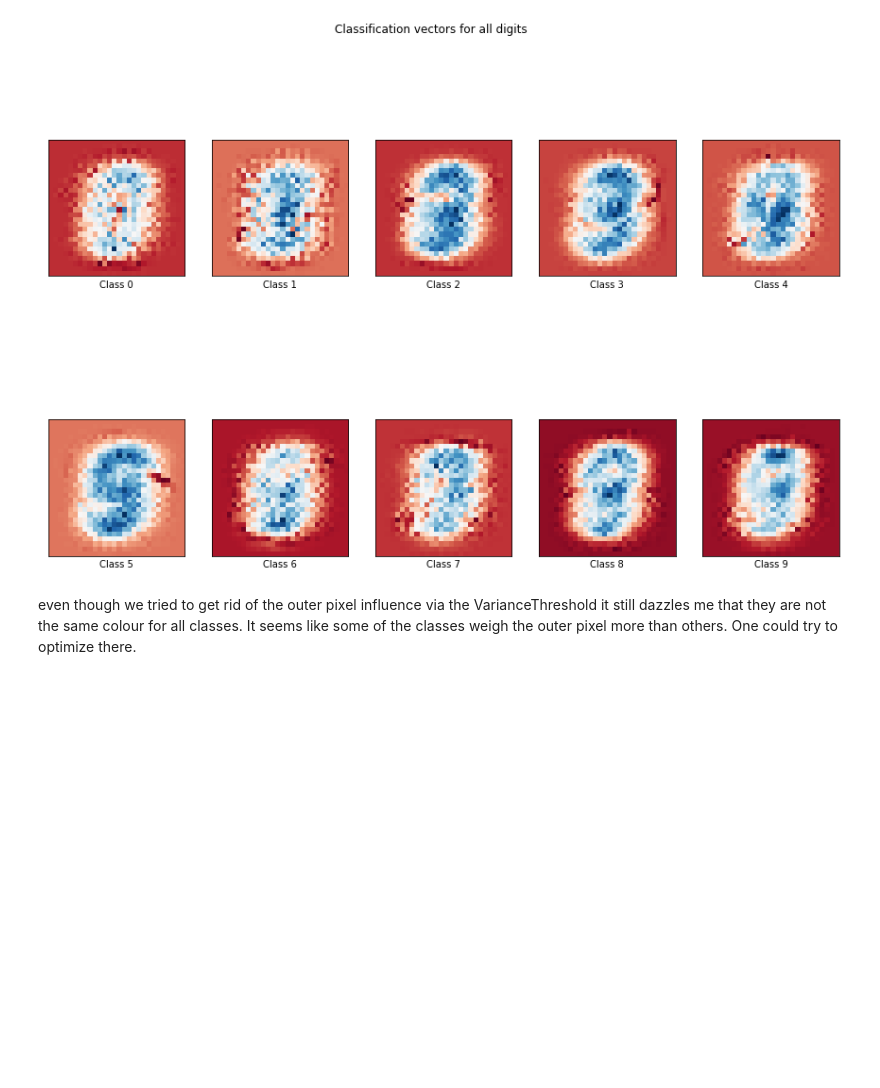
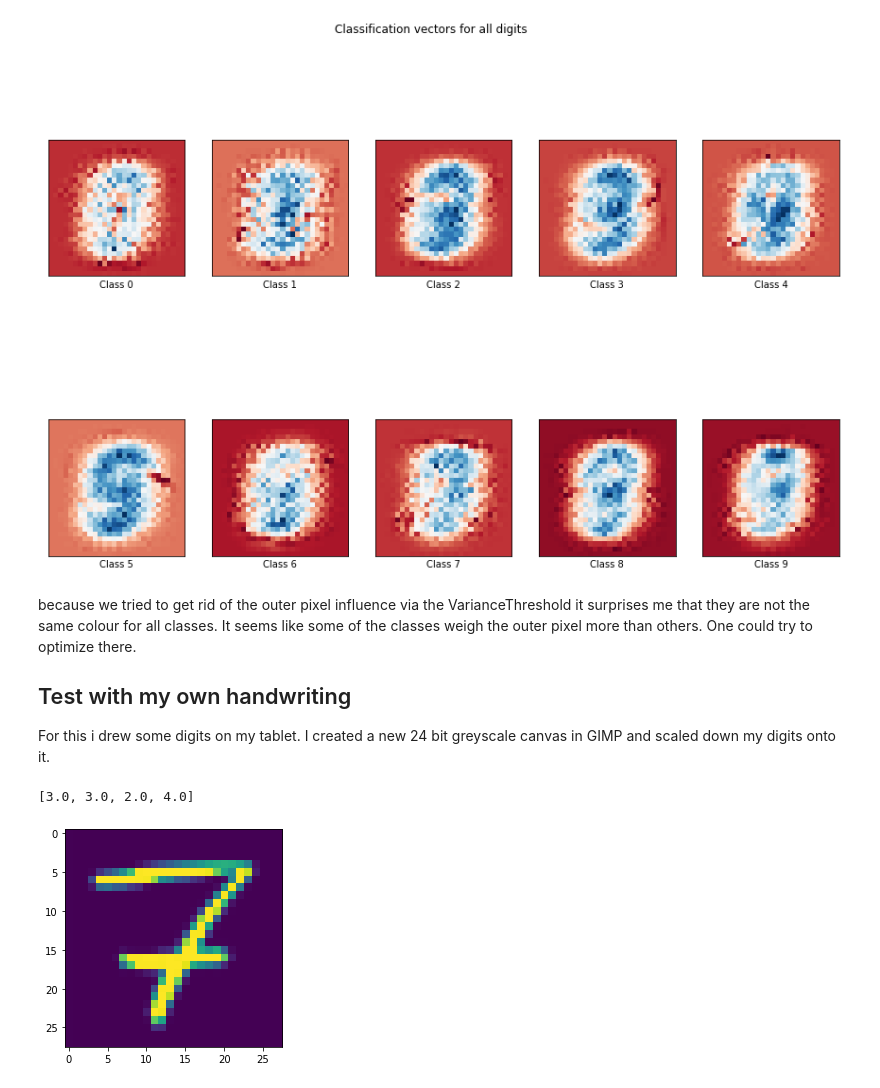
Before and after one commit to philj0st/MNIST-Digit-Classification, a Jupyter notebook: MNIST-Digits.ipynb, the cells around one changed output. Saved outputs shown, nothing was run; the diff lists cells and outputs as text; code cells hidden in the pictures; blank space fills up the shorter version.

Commit message:
feat: add own handwriting to detect

```diff
--- a/MNIST-Digits.ipynb
+++ b/MNIST-Digits.ipynb
@@ -366,7 +366,46 @@ plt.suptitle('Classification vectors for all digits')
 Text(0.5, 0.98, 'Classification vectors for all digits')
 [figure]
 # %% [markdown]
-even though we tried to get rid of the outer pixel influence via the VarianceThreshold it still dazzles me that they are not the same colour for all classes. It seems like some of the classes weigh the outer pixel more than others. One could try to optimize there.
+because we tried to get rid of the outer pixel influence via the VarianceThreshold it surprises me that they are not the same colour for all classes. It seems like some of the classes weigh the outer pixel more than others. One could try to optimize there.
+
+## Test with my own handwriting
+
+For this i drew some digits on my tablet. I created a new 24 bit greyscale canvas in GIMP and scaled down my digits onto it.
+# %%
+from PIL import Image
+
+pred = []
+
+im = Image.open("one.bmp")
+p = np.array(im)
+plt.imshow(p)
+one = p.reshape(1,-1)
+pred += [clf.predict(one)[0]] # success
+
+im = Image.open("three1.bmp")
+p = np.array(im)
+plt.imshow(p)
+three1 = p.reshape(1,-1)
+pred += [clf.predict(three1)[0]] # success
+
+im = Image.open("three2.bmp")
+p = np.array(im)
+plt.imshow(p)
+three2 = p.reshape(1,-1)
+pred += [clf.predict(three2)[0]] # success
+
+im = Image.open("seven.bmp")
+p = np.array(im)
+plt.imshow(p)
+seven = p.reshape(1,-1)
+pred += [clf.predict(seven)[0]] # success
+# # fail .. predicts as 4 because i have a different writing style for this digit
+# # very clear when we look at the mean for all 7 digits of the training set
+
+pred
+# %% [output]
+[3.0, 3.0, 2.0, 4.0]
+[figure, added]
 # %%
 # conda activate notebooks
 # %%
```
Also changed, not shown: 4 other files.
